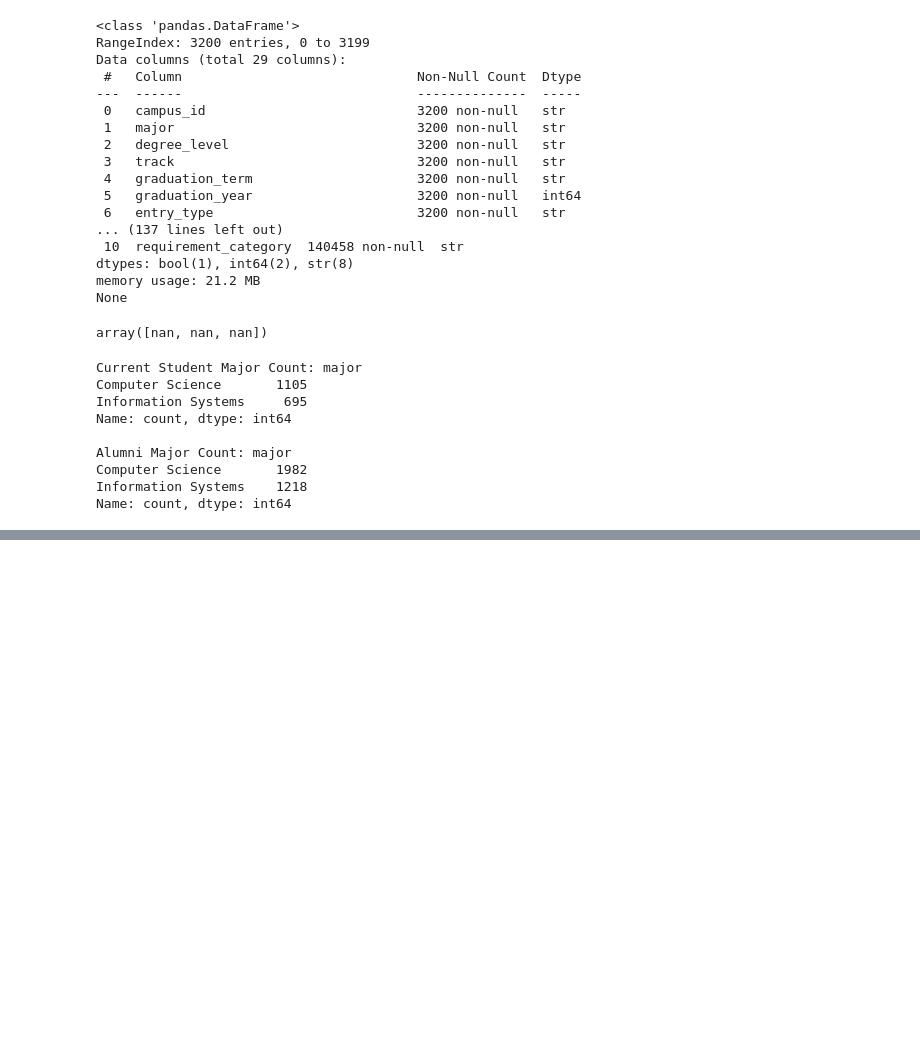
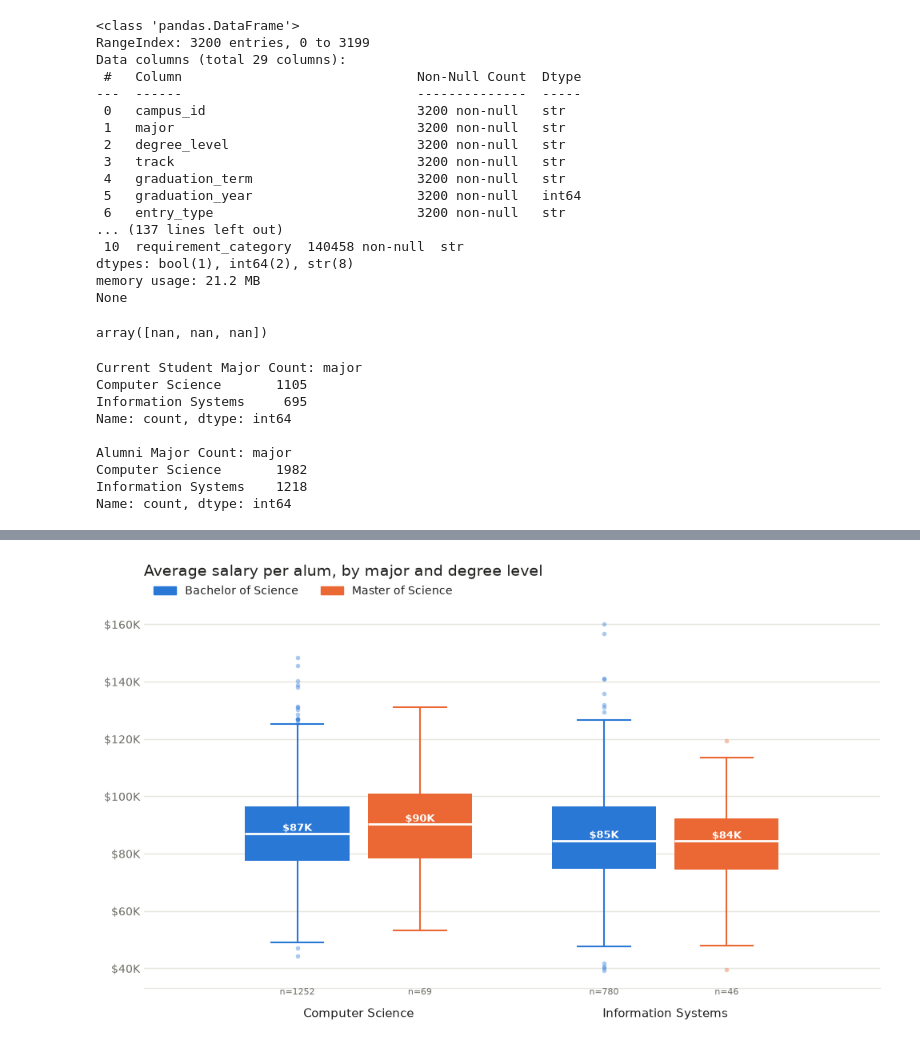
Before and after one commit to WestphalianFresco/TSWhackUMBC, a Jupyter notebook: dataset_analysis.ipynb, the cells around one changed output, grey strips where cells are left out. Cells and saved outputs as stored; diff of their text form; code cells hidden in the pictures; blank space fills up the shorter version.

```diff
--- a/dataset_analysis.ipynb
+++ b/dataset_analysis.ipynb
@@ -108,0 +108,57 @@ df_alumcareer.head(20)
+# %%
+from matplotlib.ticker import FuncFormatter
+
+SERIES_COLORS = ['#2a78d6', '#eb6834', '#1baf7a', '#eda100']  # colorblind-safe, fixed order
+INK, INK_MUTED, GRID = '#1f1f1e', '#6b6a64', '#e6e5df'
+
+majors  = sorted(df_alumcareerinfo['major'].unique())
+degrees = sorted(df_alumcareerinfo['degree_level'].unique())
+colors  = dict(zip(degrees, SERIES_COLORS))
+
+fig, ax = plt.subplots(figsize=(10, 6))
+width = 0.8 / len(degrees)
+
+for i, degree in enumerate(degrees):
+    # offset each degree's box within its major group
+    positions = [m + (i - (len(degrees) - 1) / 2) * width for m in range(len(majors))]
+    data = [df_alumcareerinfo.loc[(df_alumcareerinfo['major'] == m) &
+                                  (df_alumcareerinfo['degree_level'] == degree), 'avg_salary']
+            for m in majors]
+    bp = ax.boxplot(data, positions=positions, widths=width * 0.85, patch_artist=True,
+                    medianprops=dict(color='white', linewidth=2),
+                    boxprops=dict(linewidth=0),
+                    whiskerprops=dict(color=colors[degree], linewidth=1.5),
+                    capprops=dict(color=colors[degree], linewidth=1.5),
+                    flierprops=dict(marker='o', markersize=4, alpha=0.4,
+                                    markerfacecolor=colors[degree], markeredgecolor='none'))
+    for box in bp['boxes']:
+        box.set_facecolor(colors[degree])
+
+    # label the median and sample size for each box
+    for pos, d in zip(positions, data):
+        if len(d):
+            ax.text(pos, d.median(), f"${d.median()/1000:.0f}K", ha='center', va='bottom',
+                    fontsize=9, color='white', fontweight='bold')
+        ax.text(pos, 0, f"n={len(d)}", ha='center', va='top', fontsize=8, color=INK_MUTED,
+                transform=ax.get_xaxis_transform())
+
+ax.set_xticks(range(len(majors)), majors, fontsize=11, color=INK)
+ax.tick_params(axis='x', length=0, pad=18)
+ax.yaxis.set_major_formatter(FuncFormatter(lambda v, _: f"${v/1000:.0f}K"))
+ax.tick_params(axis='y', colors=INK_MUTED, length=0)
+ax.grid(axis='y', color=GRID, linewidth=1)
+ax.set_axisbelow(True)
+for side in ['top', 'right', 'left']:
+    ax.spines[side].set_visible(False)
+ax.spines['bottom'].set_color(GRID)
+
+ax.set_title('Average salary per alum, by major and degree level', loc='left',
+             fontsize=14, color=INK, pad=28)
+ax.legend(handles=[plt.Rectangle((0, 0), 1, 1, color=colors[d]) for d in degrees],
+          labels=degrees, loc='lower left', bbox_to_anchor=(0, 1.0), ncol=len(degrees),
+          frameon=False, fontsize=10, labelcolor=INK)
+
+plt.tight_layout()
+plt.show()
+# %% [output]
+[figure, added]
```
Also changed, not shown: parts of 3 cells of this notebook.
